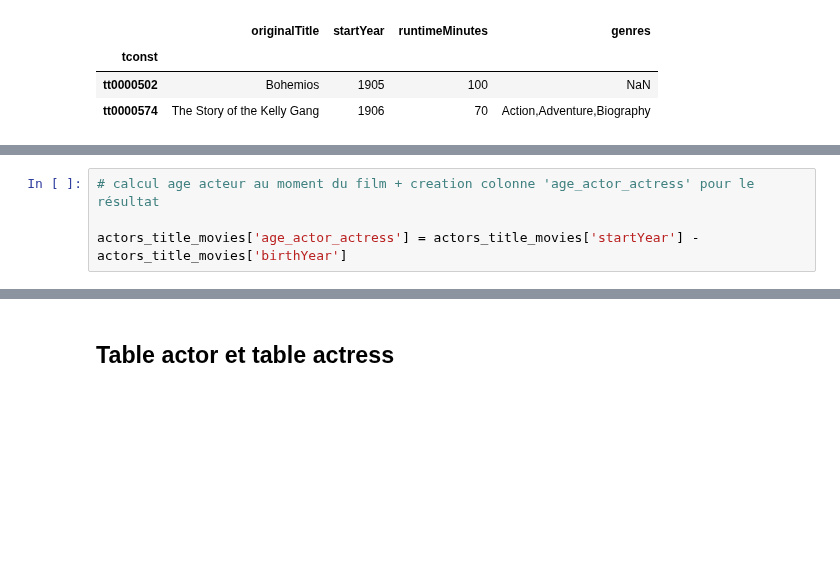
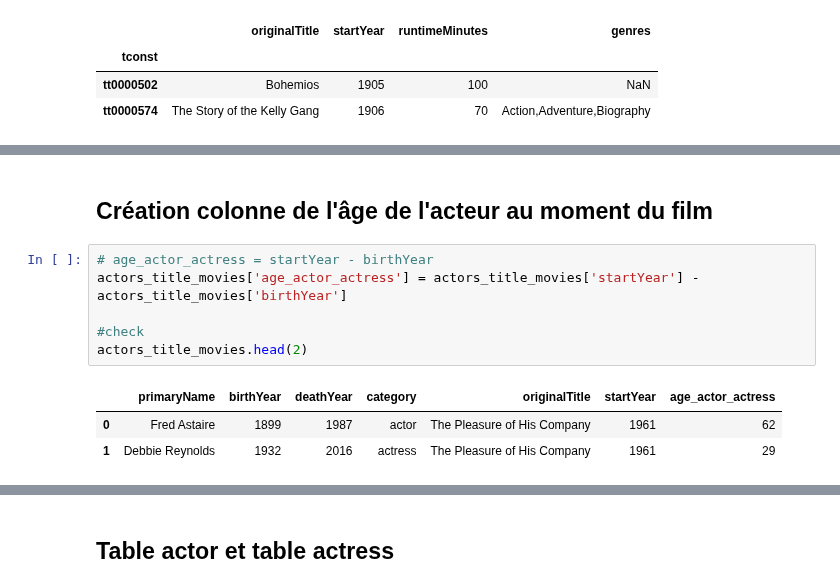
Before and after one commit to CathieLC/Wild_movie_project, a Jupyter notebook: Catherine/Catherine_mean_age_actors.ipynb, the cells around one changed output, grey strips where cells are left out. Drawn from its saved outputs; the diff is of its cells as text; blank space fills up the shorter version.

```diff
--- a/Catherine/Catherine_mean_age_actors.ipynb
+++ b/Catherine/Catherine_mean_age_actors.ipynb
@@ -392,4 +363,12 @@ actors_title_movies.head()
+# %% [markdown]
+## Création colonne de l'âge de l'acteur au moment du film
 # %%
-# calcul age acteur au moment du film + creation colonne 'age_actor_actress' pour le résultat
+# age_actor_actress = startYear - birthYear
+actors_title_movies['age_actor_actress'] = actors_title_movies['startYear'] - actors_title_movies['birthYear']
 
-actors_title_movies['age_actor_actress'] = actors_title_movies['startYear'] - actors_title_movies['birthYear']
+#check
+actors_title_movies.head(2)
+# %% [output]
+|  | primaryName | birthYear | deathYear | category | originalTitle | startYear | age_actor_actress |
+| 0 | Fred Astaire | 1899 | 1987 | actor | The Pleasure of His Company | 1961 | 62 |
+| 1 | Debbie Reynolds | 1932 | 2016 | actress | The Pleasure of His Company | 1961 | 29 |
```
Also changed, not shown: parts of 43 cells of this notebook.
